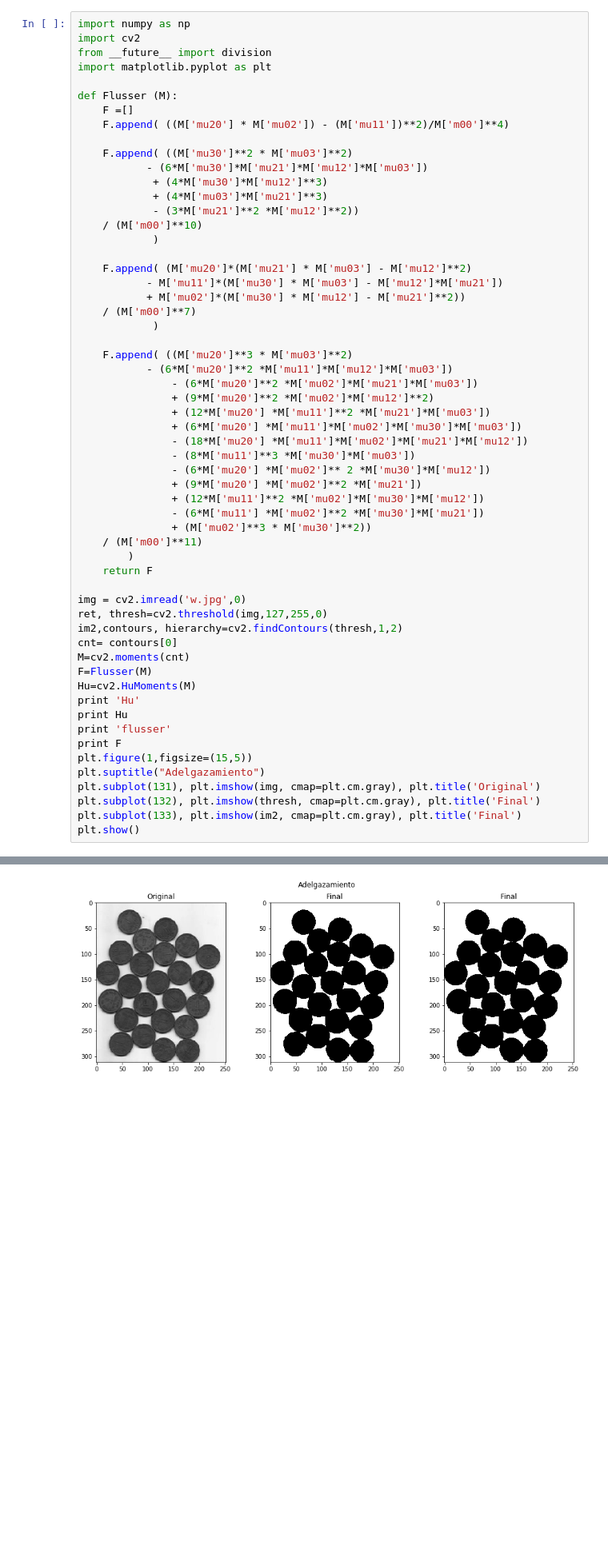
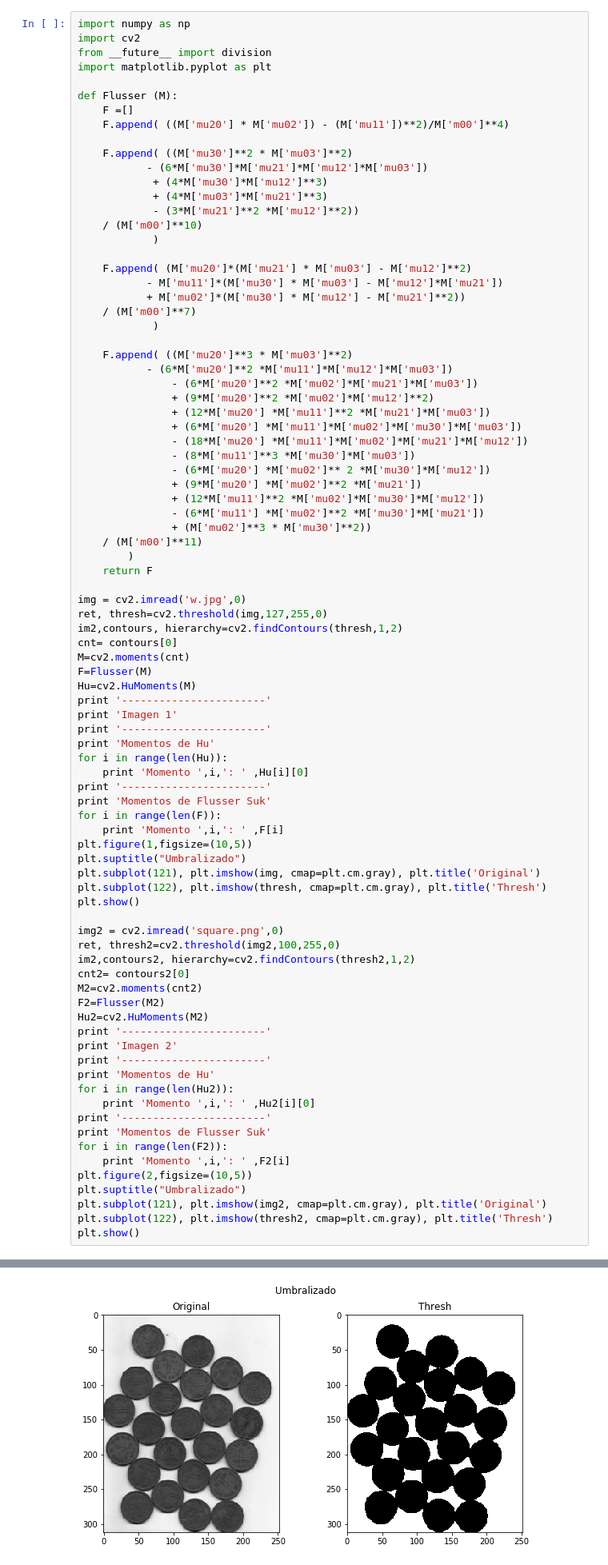
Before and after one commit to seradiazpin/MachineVisionUnal, a Jupyter notebook: Tarea10/Tarea10.ipynb, the cells around one changed output, grey strips where cells are left out. Shown at 80% size. Cells and saved outputs as stored; diff of their text form; blank space fills up the shorter version.

```diff
--- a/Tarea10/Tarea10.ipynb
+++ b/Tarea10/Tarea10.ipynb
@@ -60,14 +60,42 @@ cnt= contours[0]
 M=cv2.moments(cnt)
 F=Flusser(M)
 Hu=cv2.HuMoments(M)
-print 'Hu'
-print Hu
-print 'flusser'
-print F
-plt.figure(1,figsize=(15,5))
-plt.suptitle("Adelgazamiento")
-plt.subplot(131), plt.imshow(img, cmap=plt.cm.gray), plt.title('Original')
-plt.subplot(132), plt.imshow(thresh, cmap=plt.cm.gray), plt.title('Final')
-plt.subplot(133), plt.imshow(im2, cmap=plt.cm.gray), plt.title('Final')
+print '-----------------------'
+print 'Imagen 1'
+print '-----------------------'
+print 'Momentos de Hu'
+for i in range(len(Hu)):
+    print 'Momento ',i,': ' ,Hu[i][0]
+print '-----------------------'
+print 'Momentos de Flusser Suk'
+for i in range(len(F)):
+    print 'Momento ',i,': ' ,F[i]
+plt.figure(1,figsize=(10,5))
+plt.suptitle("Umbralizado")
+plt.subplot(121), plt.imshow(img, cmap=plt.cm.gray), plt.title('Original')
+plt.subplot(122), plt.imshow(thresh, cmap=plt.cm.gray), plt.title('Thresh')
 plt.show()
+
+img2 = cv2.imread('square.png',0)
+ret, thresh2=cv2.threshold(img2,100,255,0)
+im2,contours2, hierarchy=cv2.findContours(thresh2,1,2)
+cnt2= contours2[0]
+M2=cv2.moments(cnt2)
+F2=Flusser(M2)
+Hu2=cv2.HuMoments(M2)
+print '-----------------------'
+print 'Imagen 2'
+print '-----------------------'
+print 'Momentos de Hu'
+for i in range(len(Hu2)):
+    print 'Momento ',i,': ' ,Hu2[i][0]
+print '-----------------------'
+print 'Momentos de Flusser Suk'
+for i in range(len(F2)):
+    print 'Momento ',i,': ' ,F2[i]
+plt.figure(2,figsize=(10,5))
+plt.suptitle("Umbralizado")
+plt.subplot(121), plt.imshow(img2, cmap=plt.cm.gray), plt.title('Original')
+plt.subplot(122), plt.imshow(thresh2, cmap=plt.cm.gray), plt.title('Thresh')
+plt.show()
 # %% [output]
@@ -84 +119 @@ flusser
-[figure, old version]
+[figure, new version]
```
Also changed, not shown: parts of 4 cells of this notebook.
